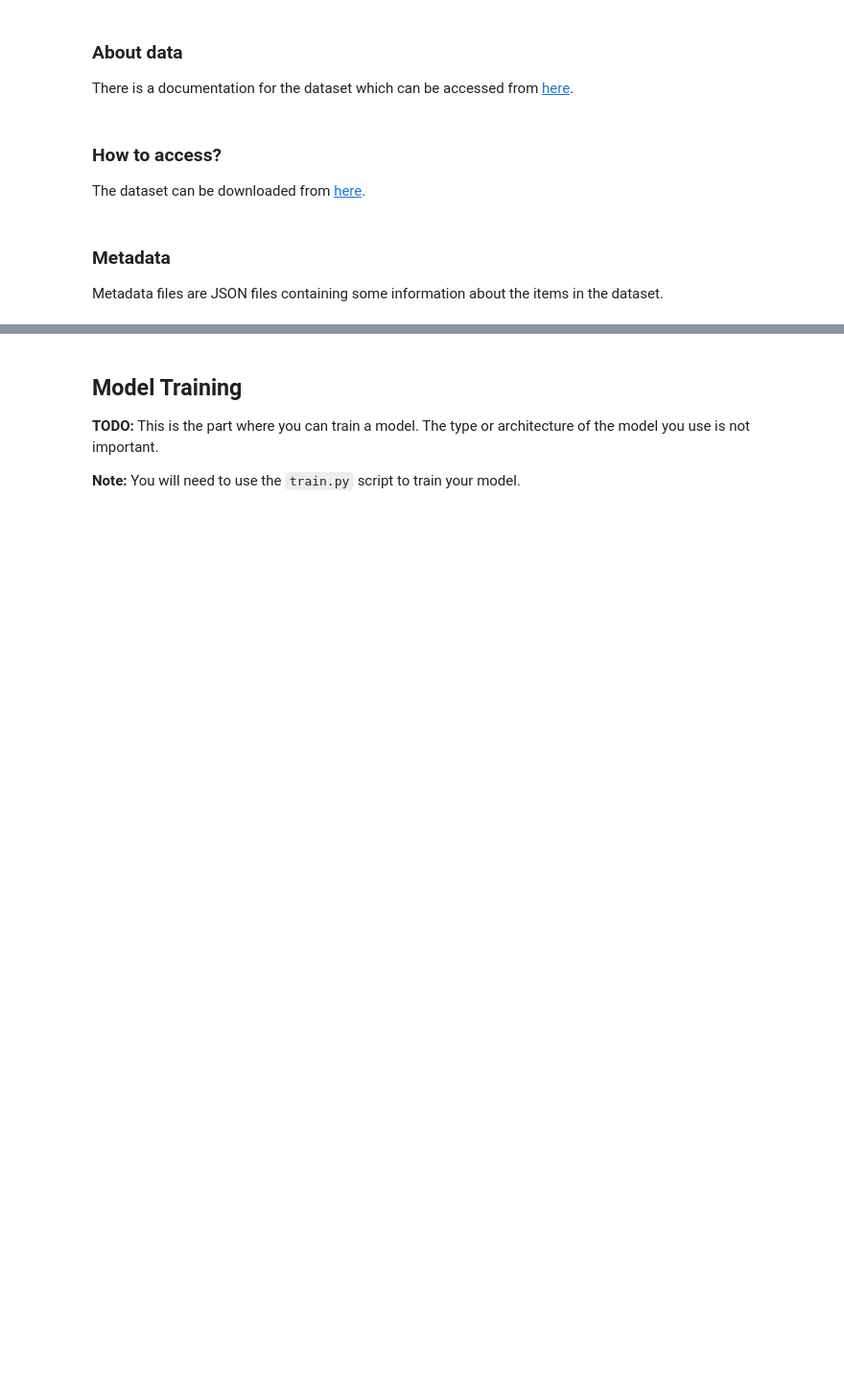
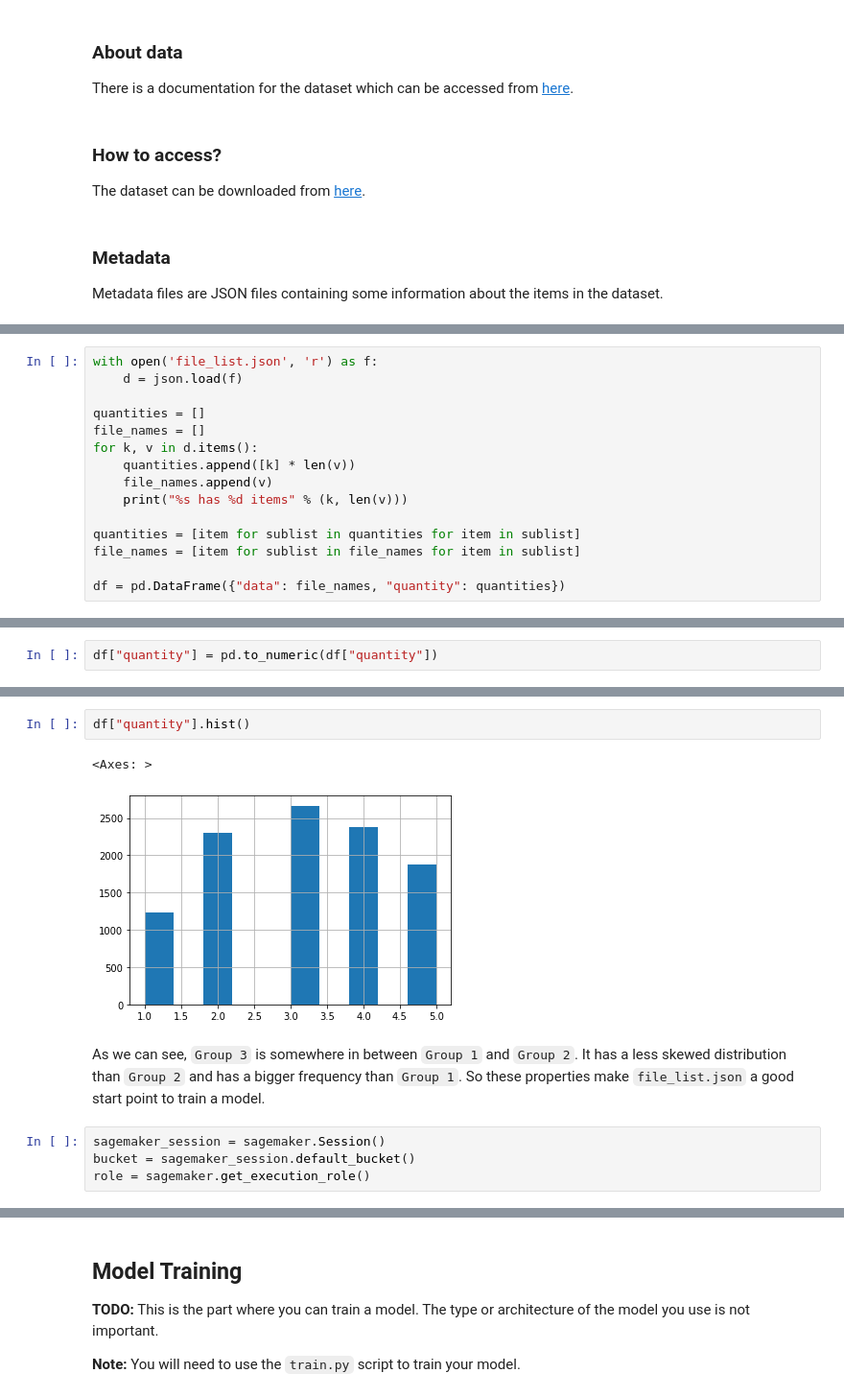
Before and after one commit to mohsenMahmoodzadeh/Object-Counting-in-Inventory-Monitoring, a Jupyter notebook: starter/sagemaker.ipynb, the cells around one changed output, grey strips where cells are left out. Shown at 96% size. Cells and saved outputs as stored; diff of their text form; blank space fills up the shorter version.

Commit message:
[update] sagemaker notebook

````diff
--- a/starter/sagemaker.ipynb
+++ b/starter/sagemaker.ipynb
@@ -112,0 +337,15 @@ def download_and_arrange_data():
+# %%
+with open('file_list.json', 'r') as f:
+    d = json.load(f)
+
+quantities = []
+file_names = []
+for k, v in d.items():
+    quantities.append([k] * len(v))
+    file_names.append(v)
+    print("%s has %d items" % (k, len(v)))
+
+quantities = [item for sublist in quantities for item in sublist]
+file_names = [item for sublist in file_names for item in sublist]
+
+df = pd.DataFrame({"data": file_names, "quantity": quantities})
@@ -112,0 +367,2 @@ def download_and_arrange_data():
+# %%
+df["quantity"] = pd.to_numeric(df["quantity"])
@@ -112,0 +381,11 @@ def download_and_arrange_data():
+# %%
+df["quantity"].hist()
+# %% [output]
+<Axes: >
+[figure, added]
+# %% [markdown]
+As we can see, ```Group 3``` is somewhere in between ```Group 1``` and ```Group 2```.  It has a less skewed distribution than ```Group 2```  and has a bigger frequency than ```Group 1```. So these properties make ```file_list.json``` a good start point to train a model.
+# %%
+sagemaker_session = sagemaker.Session()
+bucket = sagemaker_session.default_bucket()
+role = sagemaker.get_execution_role()
````
Also changed, not shown: parts of 101 cells of this notebook.
